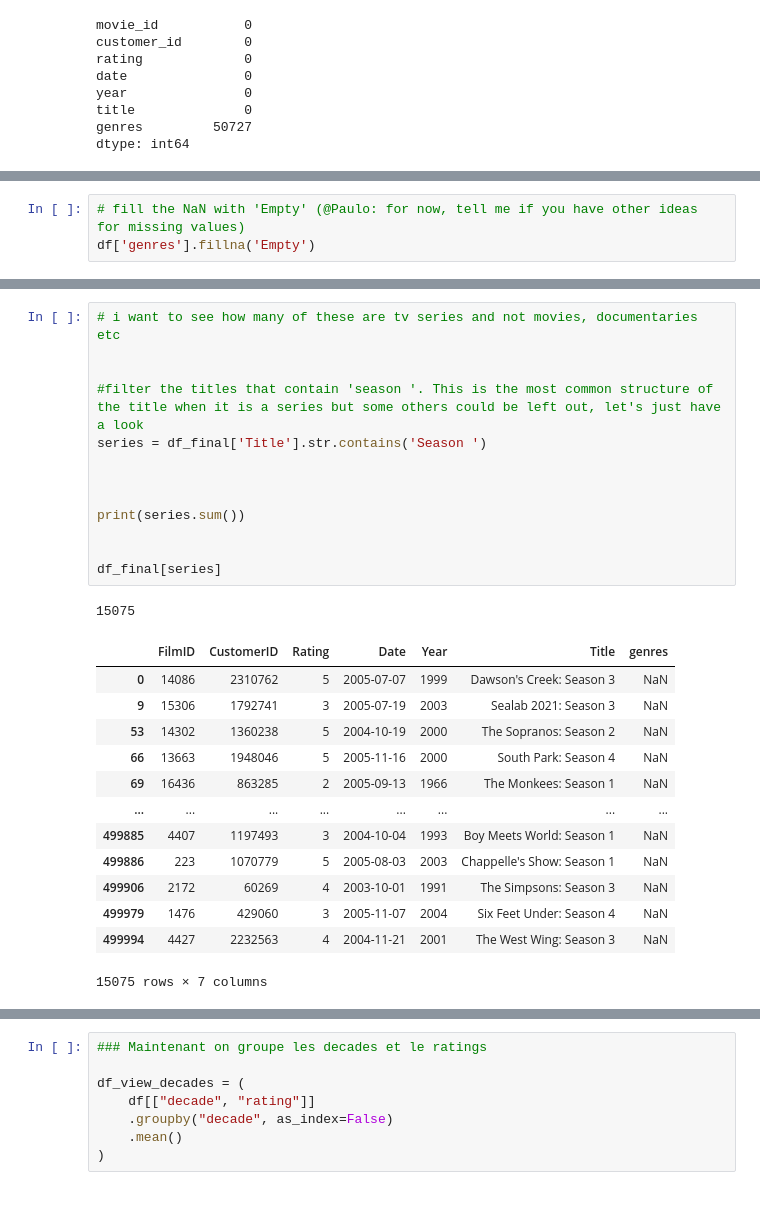
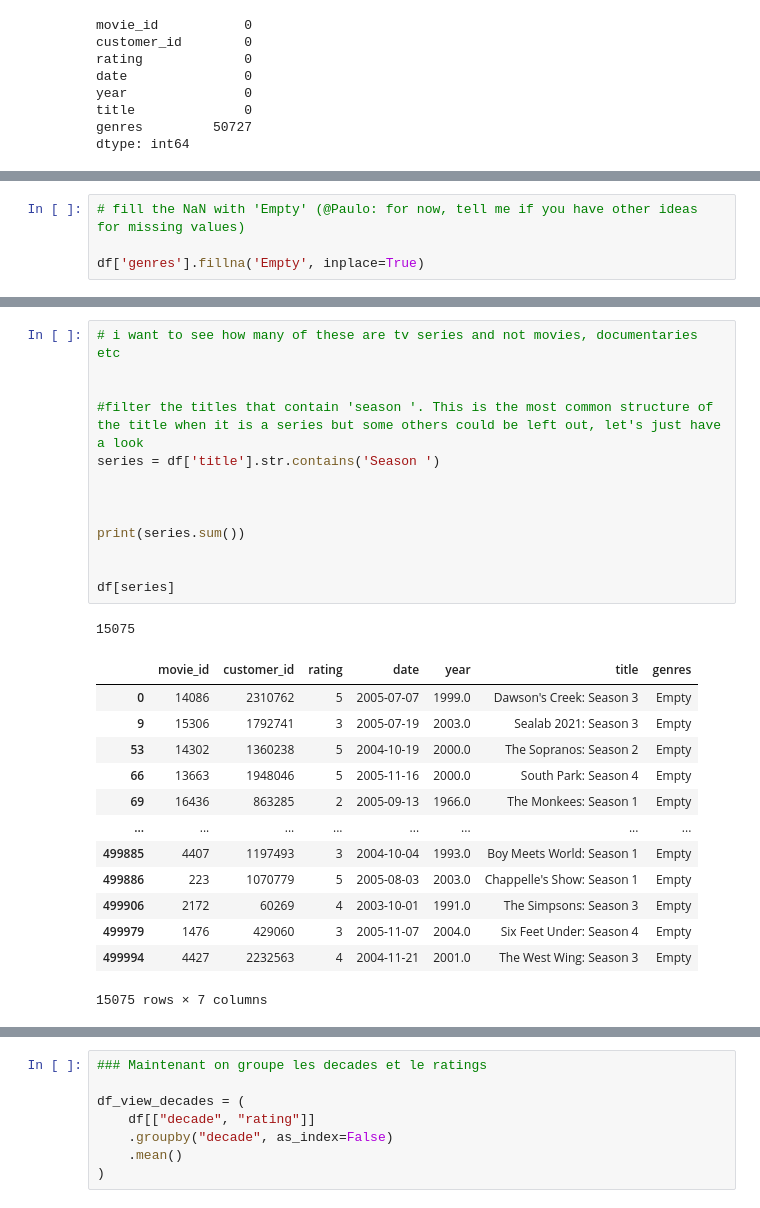
Before and after one commit to Vamina/Project_NetflixPrize, a Jupyter notebook: netflix_data_manag.ipynb, the cells around one changed output, grey strips where cells are left out. Drawn from its saved outputs; the diff is of its cells as text.

```diff
--- a/netflix_data_manag.ipynb
+++ b/netflix_data_manag.ipynb
@@ -335,4 +230,5 @@ df.loc[(df['genres'].isna())]
 # %%
 # fill the NaN with 'Empty' (@Paulo: for now, tell me if you have other ideas for missing values)
-df['genres'].fillna('Empty')
+
+df['genres'].fillna('Empty', inplace=True)
 # %% [output]
@@ -351,30 +261,30 @@ Name: genres, Length: 500000, dtype: object
 # %%
 # i want to see how many of these are tv series and not movies, documentaries etc
 
 
 #filter the titles that contain 'season '. This is the most common structure of the title when it is a series but some others could be left out, let's just have a look
-series = df_final['Title'].str.contains('Season ')
+series = df['title'].str.contains('Season ')
 
 
 
 print(series.sum())
 
 
-df_final[series]
+df[series]
 # %% [output]
 15075
-|  | FilmID | CustomerID | Rating | Date | Year | Title | genres |
-| 0 | 14086 | 2310762 | 5 | 2005-07-07 | 1999 | Dawson's Creek: Season 3 | NaN |
-| 9 | 15306 | 1792741 | 3 | 2005-07-19 | 2003 | Sealab 2021: Season 3 | NaN |
-| 53 | 14302 | 1360238 | 5 | 2004-10-19 | 2000 | The Sopranos: Season 2 | NaN |
-| 66 | 13663 | 1948046 | 5 | 2005-11-16 | 2000 | South Park: Season 4 | NaN |
-| 69 | 16436 | 863285 | 2 | 2005-09-13 | 1966 | The Monkees: Season 1 | NaN |
+|  | movie_id | customer_id | rating | date | year | title | genres |
+| 0 | 14086 | 2310762 | 5 | 2005-07-07 | 1999.0 | Dawson's Creek: Season 3 | Empty |
+| 9 | 15306 | 1792741 | 3 | 2005-07-19 | 2003.0 | Sealab 2021: Season 3 | Empty |
+| 53 | 14302 | 1360238 | 5 | 2004-10-19 | 2000.0 | The Sopranos: Season 2 | Empty |
+| 66 | 13663 | 1948046 | 5 | 2005-11-16 | 2000.0 | South Park: Season 4 | Empty |
+| 69 | 16436 | 863285 | 2 | 2005-09-13 | 1966.0 | The Monkees: Season 1 | Empty |
 | ... | ... | ... | ... | ... | ... | ... | ... |
-| 499885 | 4407 | 1197493 | 3 | 2004-10-04 | 1993 | Boy Meets World: Season 1 | NaN |
-| 499886 | 223 | 1070779 | 5 | 2005-08-03 | 2003 | Chappelle's Show: Season 1 | NaN |
-| 499906 | 2172 | 60269 | 4 | 2003-10-01 | 1991 | The Simpsons: Season 3 | NaN |
-| 499979 | 1476 | 429060 | 3 | 2005-11-07 | 2004 | Six Feet Under: Season 4 | NaN |
-| 499994 | 4427 | 2232563 | 4 | 2004-11-21 | 2001 | The West Wing: Season 3 | NaN |
+| 499885 | 4407 | 1197493 | 3 | 2004-10-04 | 1993.0 | Boy Meets World: Season 1 | Empty |
+| 499886 | 223 | 1070779 | 5 | 2005-08-03 | 2003.0 | Chappelle's Show: Season 1 | Empty |
+| 499906 | 2172 | 60269 | 4 | 2003-10-01 | 1991.0 | The Simpsons: Season 3 | Empty |
+| 499979 | 1476 | 429060 | 3 | 2005-11-07 | 2004.0 | Six Feet Under: Season 4 | Empty |
+| 499994 | 4427 | 2232563 | 4 | 2004-11-21 | 2001.0 | The West Wing: Season 3 | Empty |
 15075 rows × 7 columns
 # %%
 #let's start with the new variables
```
Also changed, not shown: parts of 21 cells of this notebook, 1 other file.
